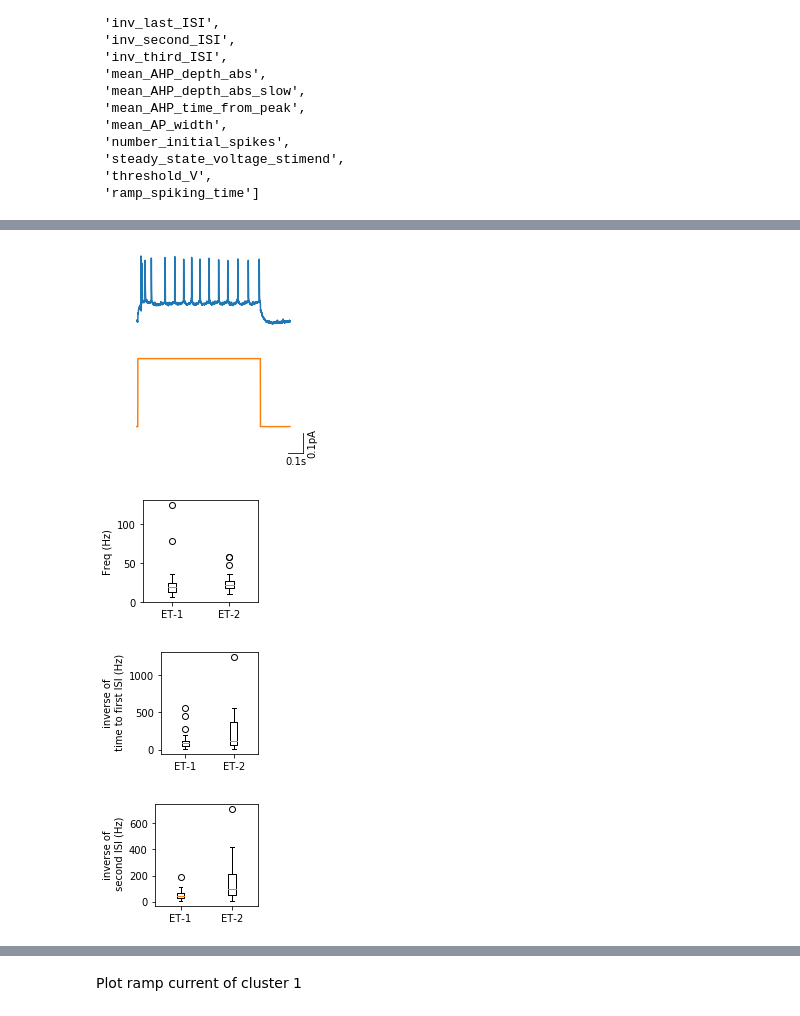
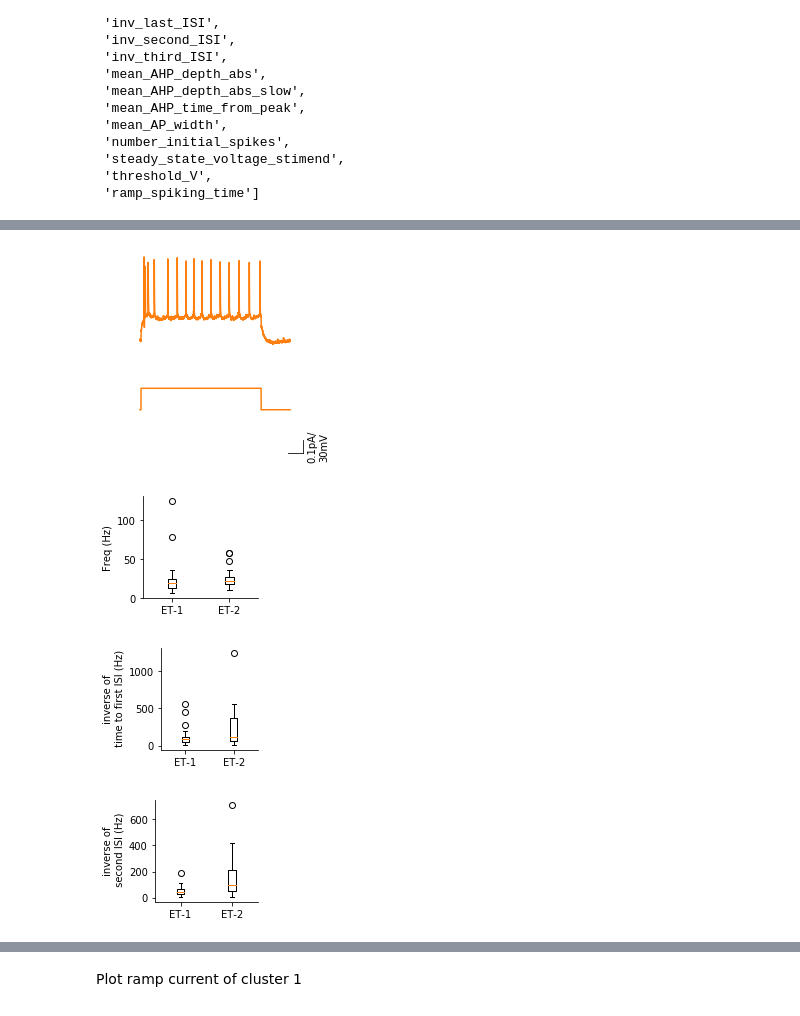
Before and after one commit to githubfzq/memory_lab, a Jupyter notebook: patch/analysis/20191107/patch & morphology analysis.ipynb, the cells around one changed output, grey strips where cells are left out. Drawn from its saved outputs; the diff is of its cells as text; code cells hidden in the pictures.

```diff
--- a/patch/analysis/20191107/patch & morphology analysis.ipynb
+++ b/patch/analysis/20191107/patch & morphology analysis.ipynb
@@ -5,3 +22,8 @@ import autoreload
+# %%
+import matplotlib as mpl
+
+mpl.rcParams["axes.spines.top"] = False
+mpl.rcParams["axes.spines.right"] = False
 # %% [markdown]
  # Patch clamp analysis
 # %%
@@ -188,7 +208,9 @@ ramp_ps.plot_demo_ramp(20)
  # Morphological analysis
 # %%
 from morphological_functions import morpho_parser
-mpp = morpho_parser()
+
+if 'mpp' not in locals():
+    mpp = morpho_parser()
 # %%
 mpp.plot_all_neurons()
 # %% [output]
@@ -258,8 +281,10 @@ mpp.plot_depth()
 # %% [markdown]
  Get all electrophysiological data
 # %%
-elec_ps=electro_parser()
-electroParaData_py=elec_ps.get_all_data()
+if 'elec_ps' not in locals():
+    elec_ps = electro_parser()
+if 'electroParaData_py' not in locals():
+    electroParaData_py = elec_ps.get_all_data()  # time consuming
 electroParaData_py.head()
 # %% [output]
 | featureName | CellID | trace | AP1_amp | AP2_amp | APlast_amp | ISI_log_slope | ISI_semilog_slope | inv_first_ISI | ... |
@@ -354,9 +381,7 @@ cluster_data_e.head()
 | 4 | 19417002 | 20190417 | 3 | 19417002 | NaN | 248.124996 | -40.5830 | 69.147185 | ... |
 5 rows × 34 columns
 # %%
-km_e = analysor.k_means(
-    cluster_data_e, n_cluster=3,random_state=17
-)
+km_e = analysor.k_means(cluster_data_e, n_cluster=3, random_state=17)
 km_e.head()
 # %% [output]
 |  | cellID_ap | Rm | RMP | tau | n | Freq (Hz) | CV_of_IF | AP1_amp | AP2_amp | APlast_amp | ... |
@@ -516,37 +547,50 @@ analysor.plot_demo_ap(sweep=13, cell_id=id_select[0],
 # %%
-analysor.plot_demo_ap(sweep=13, cell_id=id_select[1],
-                     to_save='demo_ET2_ap',
-                     fig_size=(3,1.5))
+analysor.plot_demo_ap(
+    sweep=13,
+    cell_id=id_select[1],
+    to_save="demo_ET2_ap",
+    sweepYcolor="C1",
+    sweepCcolor="C1",
+    fig_size=(3, 1.5),
+)
 # %% [output]
-[figure, old version]
+[figure, new version]
 # %%
 from neuron_cluster_analysis import plot_cluster_stat
+
 plot_cluster_stat(
-    km_e, 'Freq (Hz)', plot_box=True,
-    clusters=(0,1),
-    xticks=['ET-1','ET-2'],
-    ylabel='Freq (Hz)',
-    to_save='Freq_clusters'
+    km_e,
+    "Freq (Hz)",
+    plot_box=True,
+    clusters=(0, 1),
+    xticks=["ET-1", "ET-2"],
+    ylabel="Freq (Hz)",
+    to_save="Freq_clusters",
 )
 # %% [output]
-[figure, old version]
+[figure, new version]
 # %%
 from neuron_cluster_analysis import plot_cluster_stat
+
 plot_cluster_stat(
-    km_e, 'inv_first_ISI', plot_box=True,
-    xticks=['ET-1','ET-2'],
-    ylabel='inverse of\n time to first ISI (Hz)',
-    to_save='inv_first_ISI_clusters'
+    km_e,
+    "inv_first_ISI",
+    plot_box=True,
+    xticks=["ET-1", "ET-2"],
+    ylabel="inverse of\n time to first ISI (Hz)",
+    to_save="inv_first_ISI_clusters",
 )
 # %% [output]
-[figure, old version]
+[figure, new version]
 # %%
 plot_cluster_stat(
-    km_e, 'inv_second_ISI', plot_box=True,
-    xticks=['ET-1','ET-2'],
-    ylabel='inverse of\n second ISI (Hz)',
-    to_save='inv_second_ISI_clusters'
+    km_e,
+    "inv_second_ISI",
+    plot_box=True,
+    xticks=["ET-1", "ET-2"],
+    ylabel="inverse of\n second ISI (Hz)",
+    to_save="inv_second_ISI_clusters",
 )
 # %% [output]
-[figure, old version]
+[figure, new version]
 # %%
```
Also changed, not shown: parts of 87 cells of this notebook, 4 other files.
